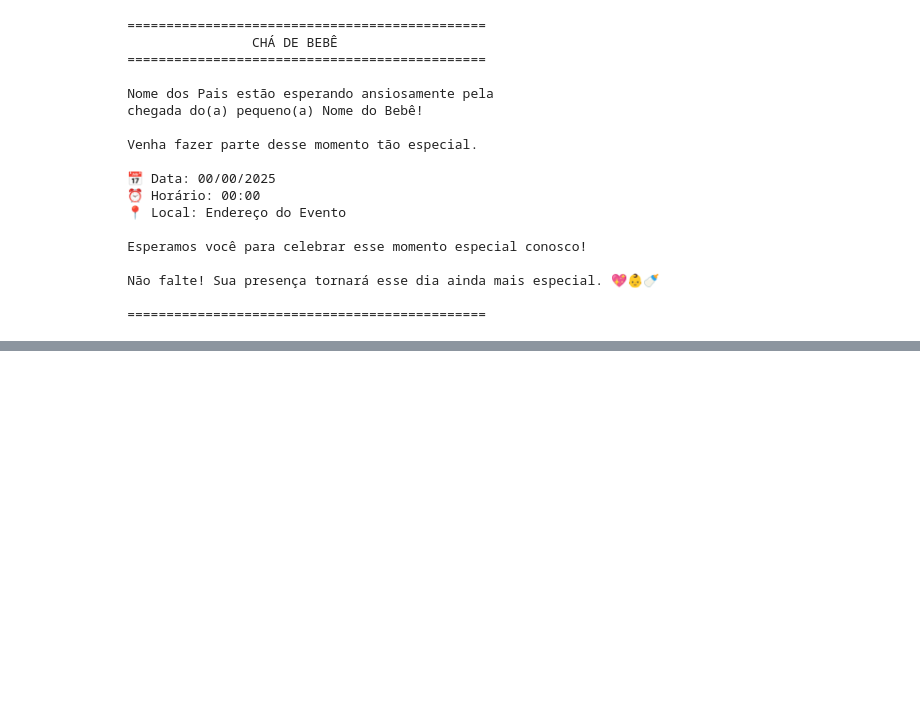
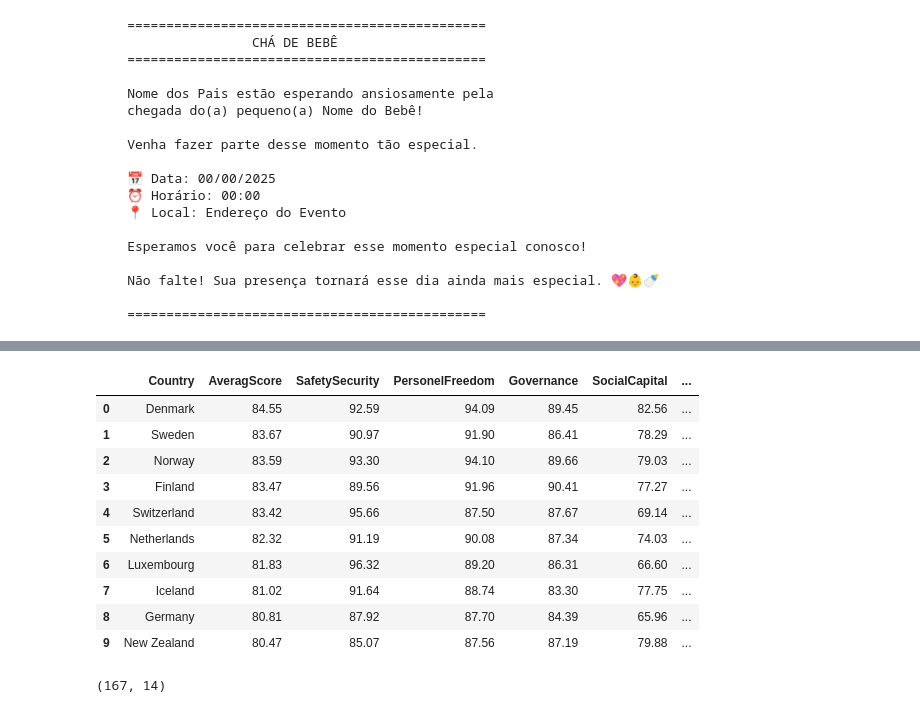
Before and after one commit to RogerinDev/Python-TrainingCodes, a Jupyter notebook: Rascunhos.ipynb, the cells around one changed output, grey strips where cells are left out. Saved outputs shown, nothing was run; the diff lists cells and outputs as text; code cells hidden in the pictures; blank space fills up the shorter version.

```diff
--- a/Rascunhos.ipynb
+++ b/Rascunhos.ipynb
@@ -555,0 +765,18 @@ gerar_convite()
+# %%
+display(vendas_df.head(10))
+# %% [output]
+|  | Country | AveragScore | SafetySecurity | PersonelFreedom | Governance | SocialCapital | ... |
+| 0 | Denmark | 84.55 | 92.59 | 94.09 | 89.45 | 82.56 | ... |
+| 1 | Sweden | 83.67 | 90.97 | 91.90 | 86.41 | 78.29 | ... |
+| 2 | Norway | 83.59 | 93.30 | 94.10 | 89.66 | 79.03 | ... |
+| 3 | Finland | 83.47 | 89.56 | 91.96 | 90.41 | 77.27 | ... |
+| 4 | Switzerland | 83.42 | 95.66 | 87.50 | 87.67 | 69.14 | ... |
+| 5 | Netherlands | 82.32 | 91.19 | 90.08 | 87.34 | 74.03 | ... |
+| 6 | Luxembourg | 81.83 | 96.32 | 89.20 | 86.31 | 66.60 | ... |
+| 7 | Iceland | 81.02 | 91.64 | 88.74 | 83.30 | 77.75 | ... |
+| 8 | Germany | 80.81 | 87.92 | 87.70 | 84.39 | 65.96 | ... |
+| 9 | New Zealand | 80.47 | 85.07 | 87.56 | 87.19 | 79.88 | ... |
+# %%
+display(vendas_df.shape)
+# %% [output]
+(167, 14)
```
Also changed, not shown: parts of 20 cells of this notebook, 11 other files.
